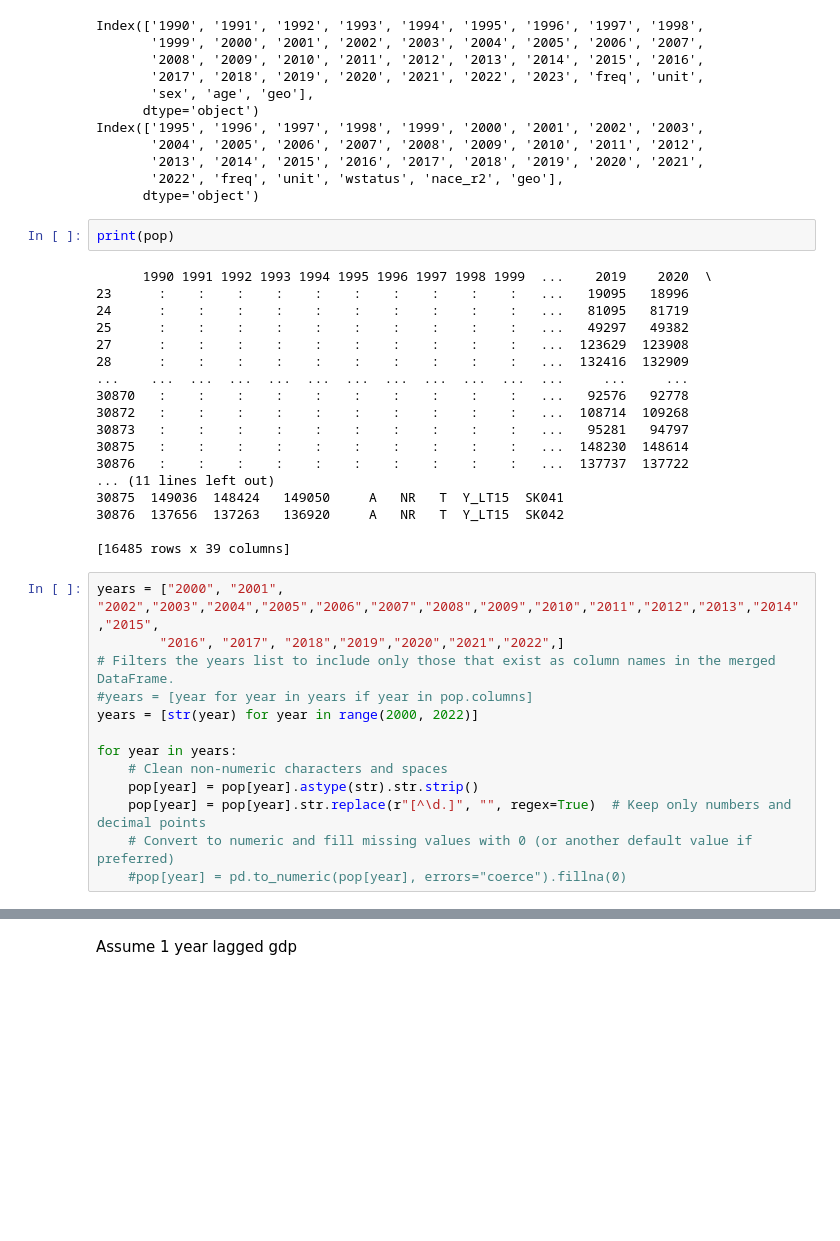
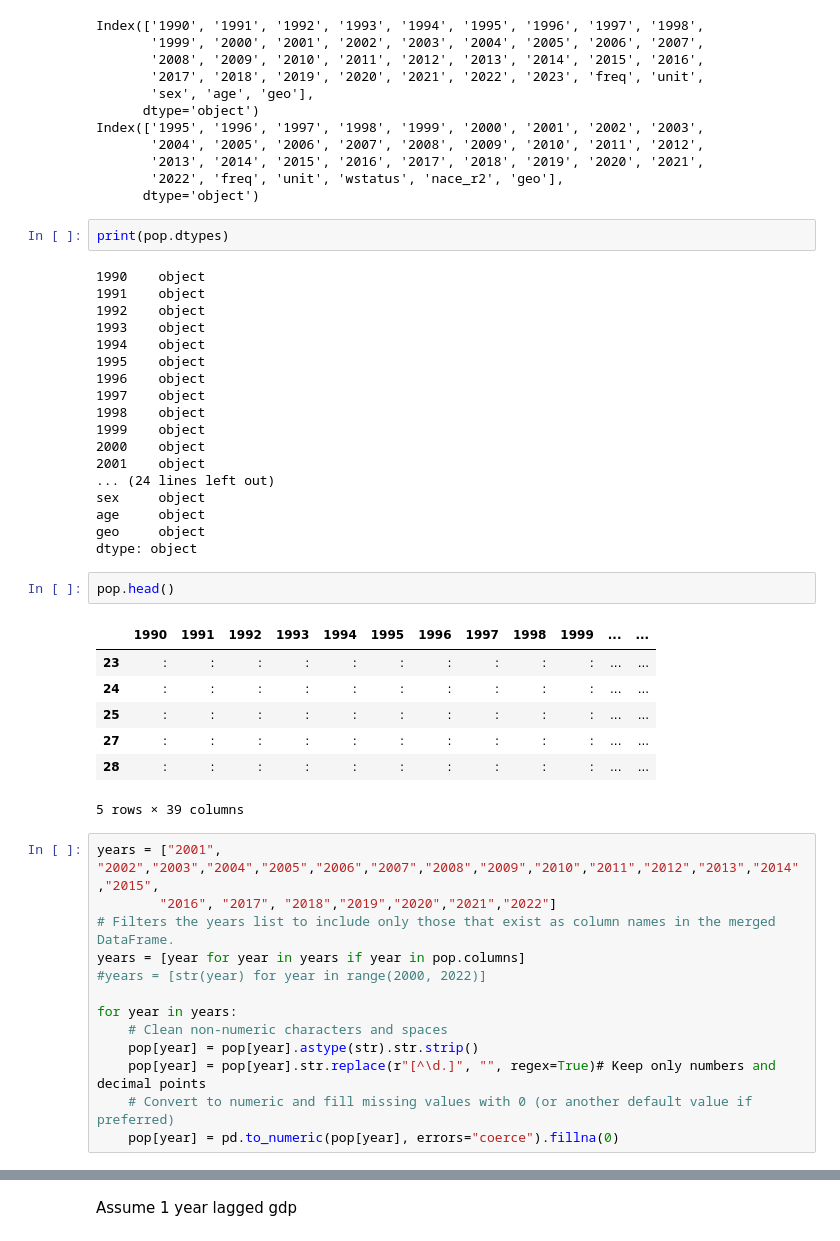
Before and after one commit to MarcoVCaravella/Introduction-to-Python-for-Economists, a Jupyter notebook: Untitled.ipynb, the cells around one changed output, grey strips where cells are left out. Cells and saved outputs as stored; diff of their text form; blank space fills up the shorter version.

```diff
--- a/Untitled.ipynb
+++ b/Untitled.ipynb
@@ -435,36 +435,46 @@ Index(['1995', '1996', '1997', '1998', '1999', '2000', '2001', '2002', '2003',
        '2022', 'freq', 'unit', 'wstatus', 'nace_r2', 'geo'],
       dtype='object')
 # %%
-print(pop)
+print(pop.dtypes)
 # %% [output]
-      1990 1991 1992 1993 1994 1995 1996 1997 1998 1999  ...    2019    2020  \
-23      :    :    :    :    :    :    :    :    :    :   ...   19095   18996
-24      :    :    :    :    :    :    :    :    :    :   ...   81095   81719
-25      :    :    :    :    :    :    :    :    :    :   ...   49297   49382
-27      :    :    :    :    :    :    :    :    :    :   ...  123629  123908
-28      :    :    :    :    :    :    :    :    :    :   ...  132416  132909
-...    ...  ...  ...  ...  ...  ...  ...  ...  ...  ...  ...     ...     ...
-30870   :    :    :    :    :    :    :    :    :    :   ...   92576   92778
-30872   :    :    :    :    :    :    :    :    :    :   ...  108714  109268
-30873   :    :    :    :    :    :    :    :    :    :   ...   95281   94797
-30875   :    :    :    :    :    :    :    :    :    :   ...  148230  148614
-30876   :    :    :    :    :    :    :    :    :    :   ...  137737  137722
-... (11 lines left out)
-30875  149036  148424   149050     A   NR   T  Y_LT15  SK041
-30876  137656  137263   136920     A   NR   T  Y_LT15  SK042
-
-[16485 rows x 39 columns]
+1990    object
+1991    object
+1992    object
+1993    object
+1994    object
+1995    object
+1996    object
+1997    object
+1998    object
+1999    object
+2000    object
+2001    object
+... (24 lines left out)
+sex     object
+age     object
+geo     object
+dtype: object
+# %%
+pop.head()
+# %% [output]
+|  | 1990 | 1991 | 1992 | 1993 | 1994 | 1995 | 1996 | 1997 | 1998 | 1999 | ... | ... |
+| 23 | : | : | : | : | : | : | : | : | : | : | ... | ... |
+| 24 | : | : | : | : | : | : | : | : | : | : | ... | ... |
+| 25 | : | : | : | : | : | : | : | : | : | : | ... | ... |
+| 27 | : | : | : | : | : | : | : | : | : | : | ... | ... |
+| 28 | : | : | : | : | : | : | : | : | : | : | ... | ... |
+5 rows × 39 columns
 # %%
-years = ["2000", "2001", "2002","2003","2004","2005","2006","2007","2008","2009","2010","2011","2012","2013","2014","2015",
-        "2016", "2017", "2018","2019","2020","2021","2022",]
+years = ["2001", "2002","2003","2004","2005","2006","2007","2008","2009","2010","2011","2012","2013","2014","2015",
+        "2016", "2017", "2018","2019","2020","2021","2022"]
 # Filters the years list to include only those that exist as column names in the merged DataFrame.
-#years = [year for year in years if year in pop.columns]
-years = [str(year) for year in range(2000, 2022)]
+years = [year for year in years if year in pop.columns]
+#years = [str(year) for year in range(2000, 2022)]
 
 for year in years:
     # Clean non-numeric characters and spaces
     pop[year] = pop[year].astype(str).str.strip()
-    pop[year] = pop[year].str.replace(r"[^\d.]", "", regex=True)  # Keep only numbers and decimal points
+    pop[year] = pop[year].str.replace(r"[^\d.]", "", regex=True)# Keep only numbers and decimal points
     # Convert to numeric and fill missing values with 0 (or another default value if preferred)
-    #pop[year] = pd.to_numeric(pop[year], errors="coerce").fillna(0)
+    pop[year] = pd.to_numeric(pop[year], errors="coerce").fillna(0)
 # %%
```
Also changed, not shown: parts of 9 cells of this notebook.
